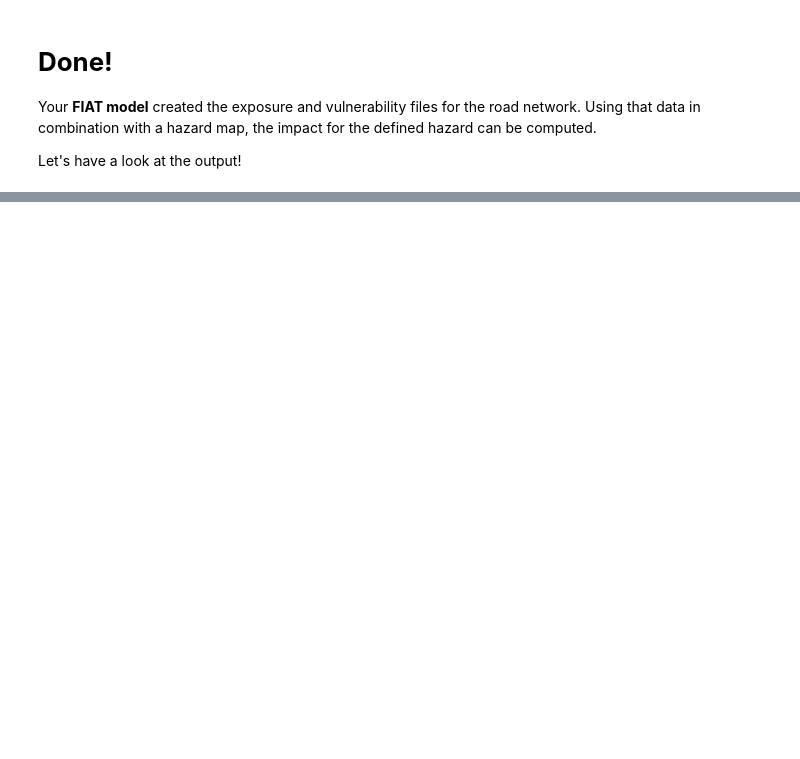
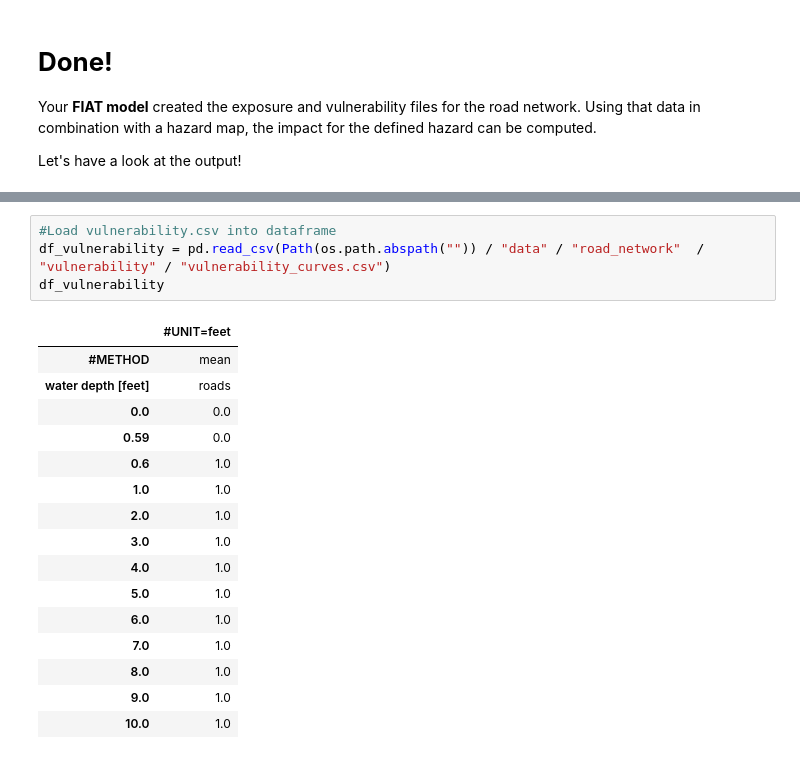
Before and after one commit to Deltares/hydromt_fiat, a Jupyter notebook: examples/add_roadnetwork.ipynb, the cells around one changed output, grey strips where cells are left out. Cells and saved outputs as stored; diff of their text form; blank space fills up the shorter version.

Commit message:
finalize road notebook

```diff
--- a/examples/add_roadnetwork.ipynb
+++ b/examples/add_roadnetwork.ipynb
@@ -135,0 +164,21 @@ Let's have a look at the output!
+# %%
+#Load vulnerability.csv into dataframe
+df_vulnerability = pd.read_csv(Path(os.path.abspath("")) / "data" / "road_network"  /  "vulnerability" / "vulnerability_curves.csv")
+df_vulnerability
+# %% [output]
+|  | #UNIT=feet |
+| #METHOD | mean |
+| water depth [feet] | roads |
+| 0.0 | 0.0 |
+| 0.59 | 0.0 |
+| 0.6 | 1.0 |
+| 1.0 | 1.0 |
+| 2.0 | 1.0 |
+| 3.0 | 1.0 |
+| 4.0 | 1.0 |
+| 5.0 | 1.0 |
+| 6.0 | 1.0 |
+| 7.0 | 1.0 |
+| 8.0 | 1.0 |
+| 9.0 | 1.0 |
+| 10.0 | 1.0 |
```
Also changed, not shown: parts of 5 cells of this notebook.
